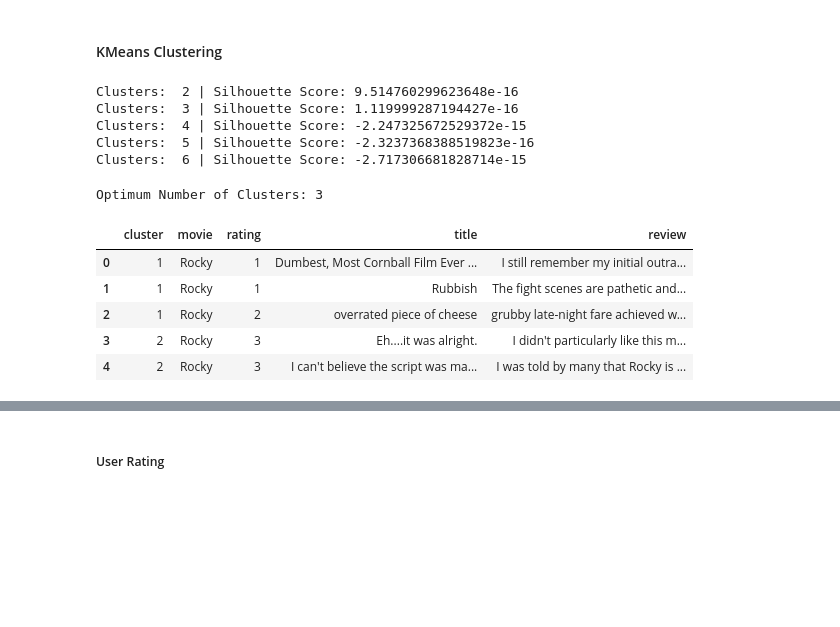
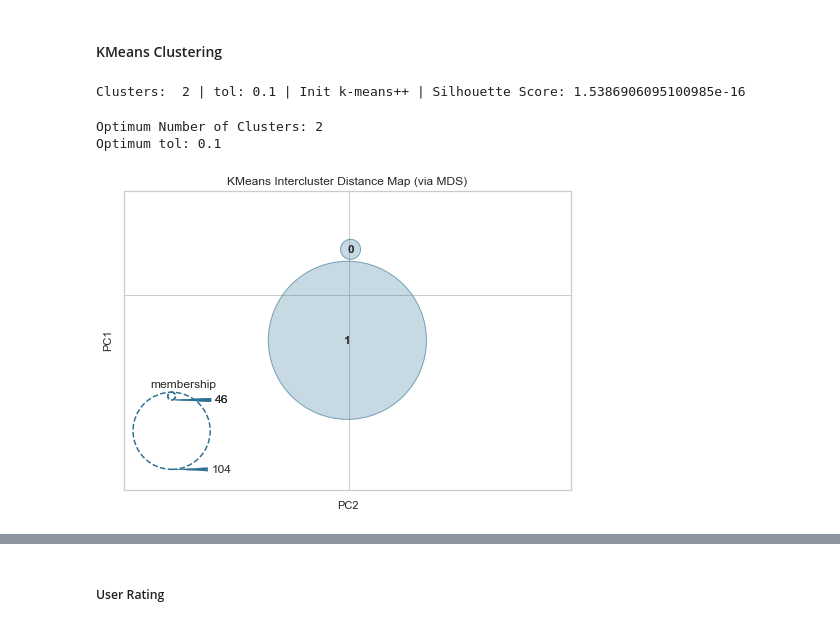
Before and after one commit to georgesturrock/NLP, a Jupyter notebook: HW7/George_Sturrock_NLP_Homework7.ipynb, the cells around one changed output, grey strips where cells are left out. Cells and saved outputs as stored; diff of their text form; code cells hidden in the pictures; blank space fills up the shorter version.

```diff
--- a/HW7/George_Sturrock_NLP_Homework7.ipynb
+++ b/HW7/George_Sturrock_NLP_Homework7.ipynb
@@ -174,25 +174,30 @@ reviewFeatures = tfidfVectorizer.get_feature_names()
 # %% [markdown]
 #### KMeans Clustering
 # %%
-bestSilScore = 0
-rState = 7
+bestSilScore = -9999999999999
+rState = 20190325
+tolList = [0.1, 0.01, 0.001, 0.0001]
+initList = ['k-means++', 'random']
 
 for i in range(2, 7, 1):
-    km = KMeans(n_clusters=i, tol=0.001, random_state=rState)
-    kmFit = km.fit(tfidfMatrix)
-    clusters = km.labels_.tolist()
-    silScore = metrics.silhouette_score(tfidfMatrix, km.labels_)
-    print("Clusters: ", i, "| Silhouette Score:", silScore)
-    if silScore > bestSilScore:
-        nClust = i
+    for t in tolList:
+        for n in initList:
+            km = KMeans(n_clusters=i, tol=t, random_state=rState)
+            kmFit = km.fit(tfidfMatrix)
+            clusters = km.labels_.tolist()
+            silScore = metrics.silhouette_score(tfidfMatrix, km.labels_)
+            if silScore > bestSilScore:
+                print("Clusters: ", i, "| tol:", t, "| Init", n, "| Silhouette Score:", silScore)
+                bestSilScore = silScore
+                nClust = i
+                nTol = t
+                nInit = n
 # %% [output]
-Clusters:  2 | Silhouette Score: 9.514760299623648e-16
-Clusters:  3 | Silhouette Score: 1.119999287194427e-16
-Clusters:  4 | Silhouette Score: -2.247325672529372e-15
-Clusters:  5 | Silhouette Score: -2.3237368388519823e-16
-Clusters:  6 | Silhouette Score: -2.717306681828714e-15
+Clusters:  2 | tol: 0.1 | Init k-means++ | Silhouette Score: 1.5386906095100985e-16
 # %%
 print("Optimum Number of Clusters:", nClust)
+print("Optimum tol:", nTol)
 # %% [output]
-Optimum Number of Clusters: 3
+Optimum Number of Clusters: 2
+Optimum tol: 0.1
 # %%
@@ -200,19 +205,18 @@ km = KMeans(n_clusters=nClust, tol=0.001, init='random', random_state=rState)
 kmFit = km.fit(tfidfMatrix)
 clusters = km.labels_.tolist()
+# %%
+viz = InterclusterDistance(km)
+viz.fit(tfidfMatrix)
+viz.poof()
+# %% [output]
+[figure, added]
 # %%
 reviewDict = {'cluster': clusters, 'movie': dfReviewDetails.Movie, 'rating': dfReviewDetails.Rating, 'title': dfReviewDetails.ReviewTitle,
               'review': dfReviewDetails.Review}
 # %%
 dfKmClust = pd.DataFrame.from_dict(reviewDict)
 dfKmClust['rating'] = dfKmClust['rating'].astype('int64')
-dfKmClust.head()
+#dfKmClust.head()
-# %% [output]
-|  | cluster | movie | rating | title | review |
-| 0 | 1 | Rocky | 1 | Dumbest, Most Cornball Film Ever ... | I still remember my initial outra... |
-| 1 | 1 | Rocky | 1 | Rubbish | The fight scenes are pathetic and... |
-| 2 | 1 | Rocky | 2 | overrated piece of cheese | grubby late-night fare achieved w... |
-| 3 | 2 | Rocky | 3 | Eh....it was alright. | I didn't particularly like this m... |
-| 4 | 2 | Rocky | 3 | I can't believe the script was ma... | I was told by many that Rocky is ... |
 # %%
 reviews = dfKmClust['review']
 sa = []
```
Also changed, not shown: parts of 26 cells of this notebook.
